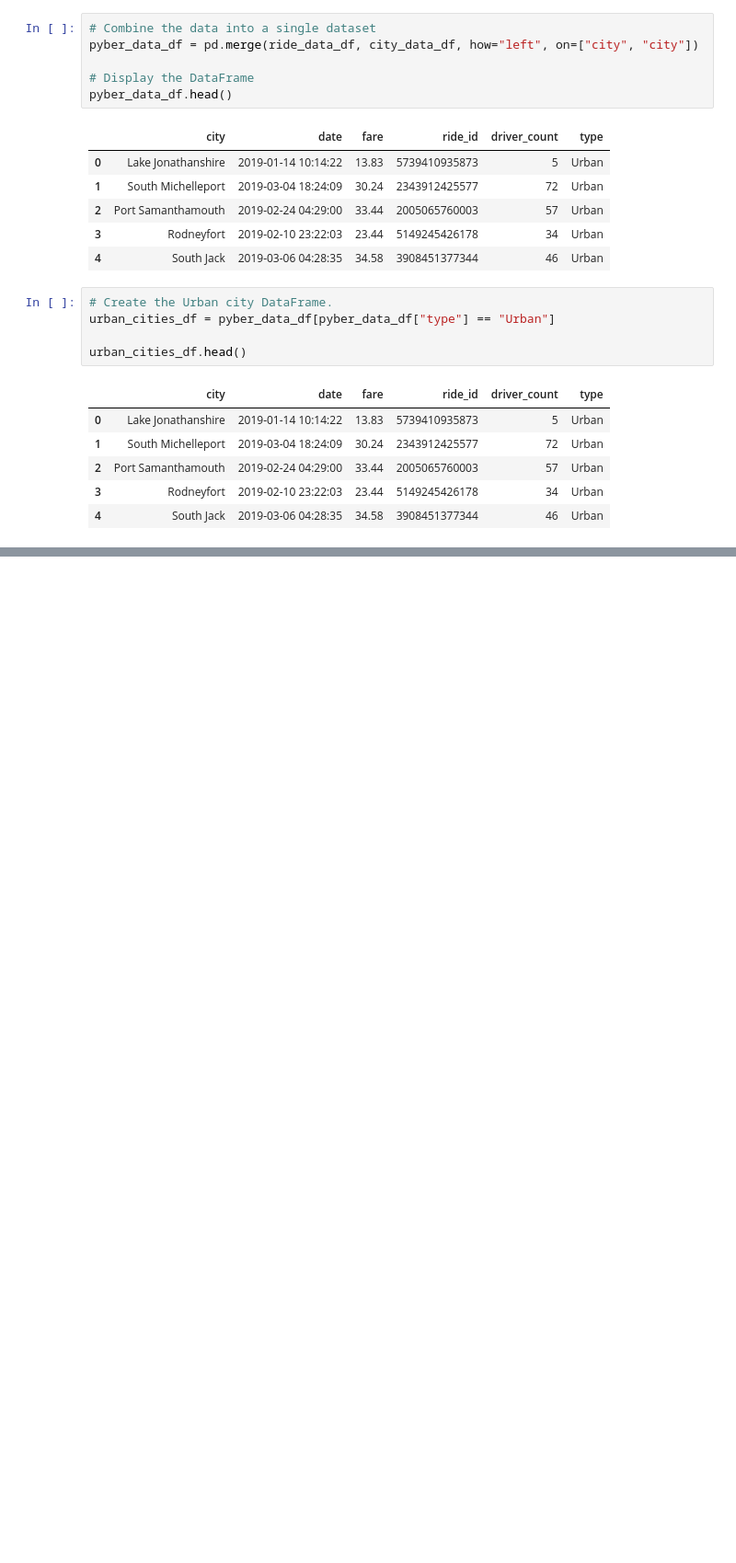
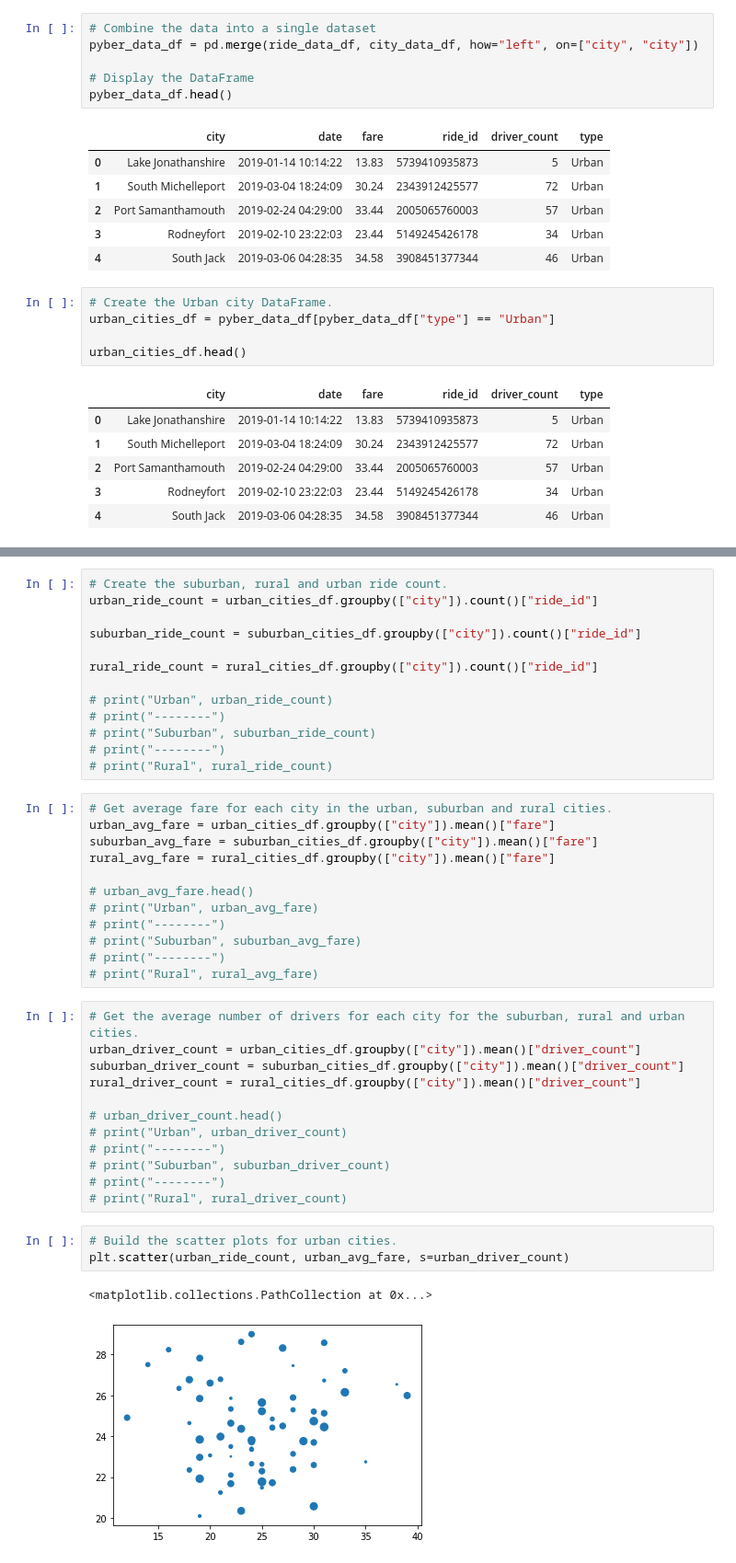
Before and after one commit to elliottdanielp/PyBer_Analysis, a Jupyter notebook: PyBer.ipynb, the cells around one changed output, grey strips where cells are left out. Shown at 92% size. Drawn from its saved outputs; the diff is of its cells as text; blank space fills up the shorter version.

```diff
--- a/PyBer.ipynb
+++ b/PyBer.ipynb
@@ -142,0 +157,43 @@ urban_cities_df.head()
+# %%
+# Create the suburban, rural and urban ride count.
+urban_ride_count = urban_cities_df.groupby(["city"]).count()["ride_id"]
+
+suburban_ride_count = suburban_cities_df.groupby(["city"]).count()["ride_id"]
+
+rural_ride_count = rural_cities_df.groupby(["city"]).count()["ride_id"]
+
+# print("Urban", urban_ride_count)
+# print("--------")
+# print("Suburban", suburban_ride_count)
+# print("--------")
+# print("Rural", rural_ride_count)
+# %%
+# Get average fare for each city in the urban, suburban and rural cities.
+urban_avg_fare = urban_cities_df.groupby(["city"]).mean()["fare"]
+suburban_avg_fare = suburban_cities_df.groupby(["city"]).mean()["fare"]
+rural_avg_fare = rural_cities_df.groupby(["city"]).mean()["fare"]
+
+# urban_avg_fare.head()
+# print("Urban", urban_avg_fare)
+# print("--------")
+# print("Suburban", suburban_avg_fare)
+# print("--------")
+# print("Rural", rural_avg_fare)
+# %%
+# Get the average number of drivers for each city for the suburban, rural and urban cities.
+urban_driver_count = urban_cities_df.groupby(["city"]).mean()["driver_count"]
+suburban_driver_count = suburban_cities_df.groupby(["city"]).mean()["driver_count"]
+rural_driver_count = rural_cities_df.groupby(["city"]).mean()["driver_count"]
+
+# urban_driver_count.head()
+# print("Urban", urban_driver_count)
+# print("--------")
+# print("Suburban", suburban_driver_count)
+# print("--------")
+# print("Rural", rural_driver_count)
+# %%
+# Build the scatter plots for urban cities.
+plt.scatter(urban_ride_count, urban_avg_fare, s=urban_driver_count)
+# %% [output]
+<matplotlib.collections.PathCollection at 0x...>
+[figure, added]
```
Also changed, not shown: parts of 5 cells of this notebook, 1 other file.
